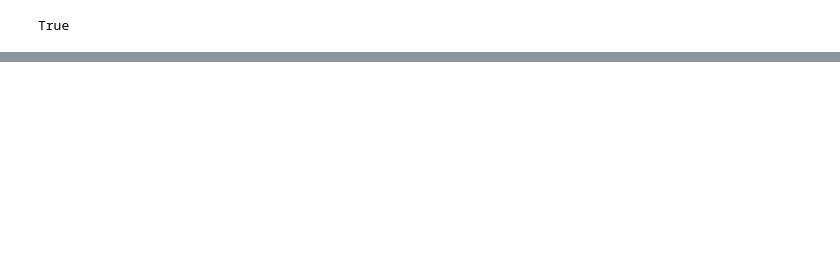
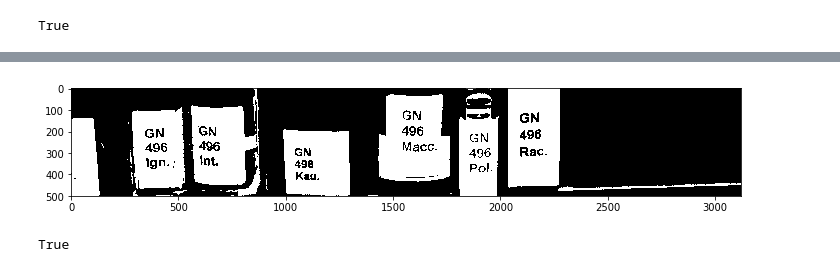
Before and after one commit to DemetrisChr/bookbot-vision, a Jupyter notebook: notebooks/luminosity.ipynb, the cells around one changed output, grey strips where cells are left out. Cells and saved outputs as stored; diff of their text form; code cells hidden in the pictures; blank space fills up the shorter version.

```diff
--- a/notebooks/luminosity.ipynb
+++ b/notebooks/luminosity.ipynb
@@ -59,0 +84,12 @@ True
+# %%
+img_cropped = img_bin[2750:3250,:]
+plt.figure(figsize=(12,8))
+plt.imshow(img_cropped, cmap='gray')
+plt.show()
+# %% [output]
+[figure, added]
+# %%
+# Save binary image to file
+cv2.imwrite('pictures/book1_bin_cropped.jpg', img_cropped)
+# %% [output]
+True
```
Also changed, not shown: parts of 9 cells of this notebook, 2 other files.
